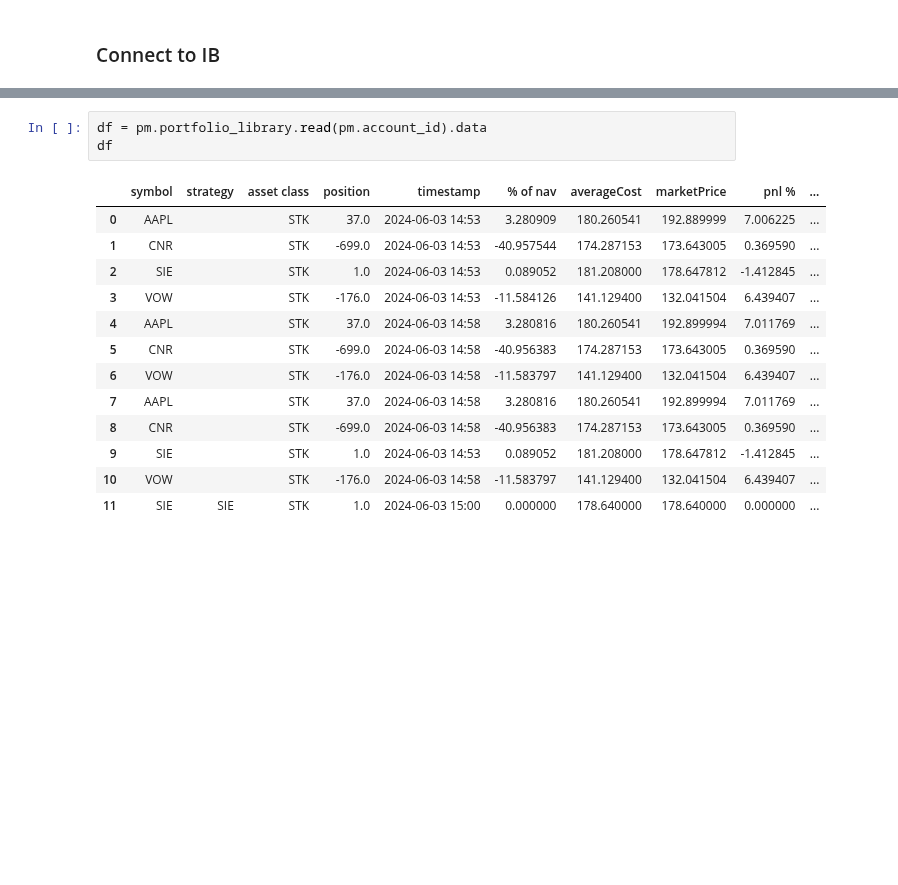
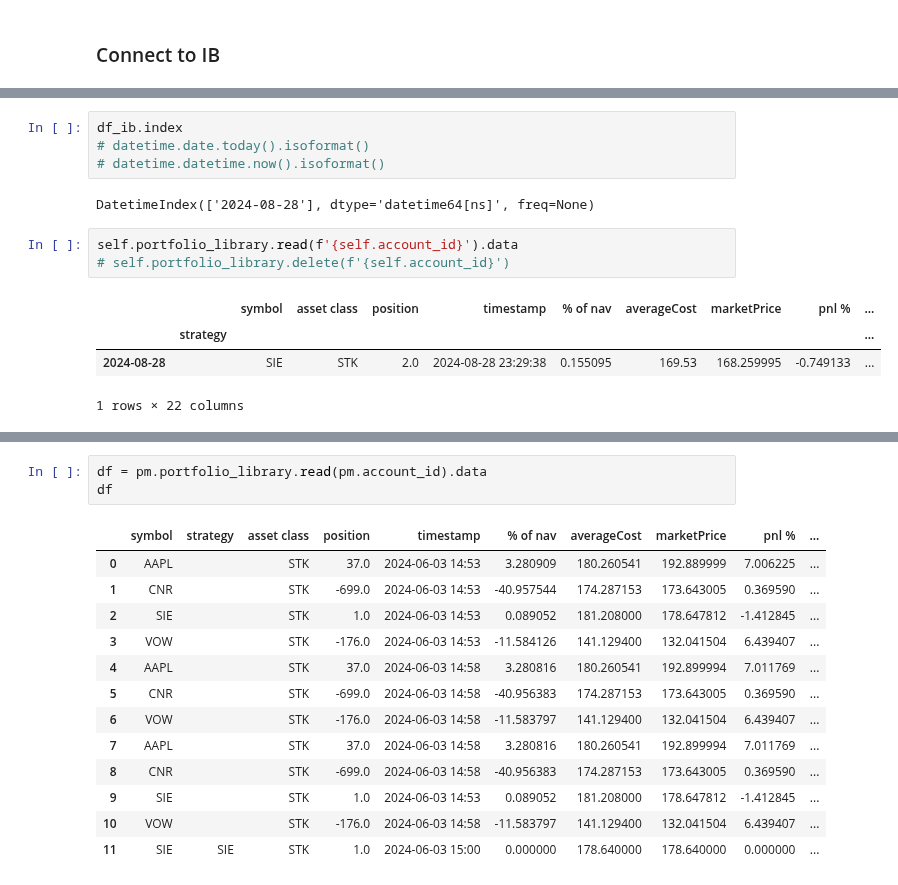
Before and after one commit to lowQuant/IB-Multi-Strategy-ATS, a Jupyter notebook: data_and_research/portfoliomanager_test.ipynb, the cells around one changed output, grey strips where cells are left out. Drawn from its saved outputs; the diff is of its cells as text; blank space fills up the shorter version.

```diff
--- a/data_and_research/portfoliomanager_test.ipynb
+++ b/data_and_research/portfoliomanager_test.ipynb
@@ -39,0 +45,14 @@ ac.list_libraries()
+# %%
+df_ib.index
+# datetime.date.today().isoformat()
+# datetime.datetime.now().isoformat()
+# %% [output]
+DatetimeIndex(['2024-08-28'], dtype='datetime64[ns]', freq=None)
+# %%
+self.portfolio_library.read(f'{self.account_id}').data
+# self.portfolio_library.delete(f'{self.account_id}')
+# %% [output]
+|  |  | symbol | asset class | position | timestamp | % of nav | averageCost | marketPrice | pnl % | ... |
+|  | strategy |  |  |  |  |  |  |  |  | ... |
+| 2024-08-28 |  | SIE | STK | 2.0 | 2024-08-28 23:29:38 | 0.155095 | 169.53 | 168.259995 | -0.749133 | ... |
+1 rows × 22 columns
```
Also changed, not shown: parts of 10 cells of this notebook, 2 other files.
